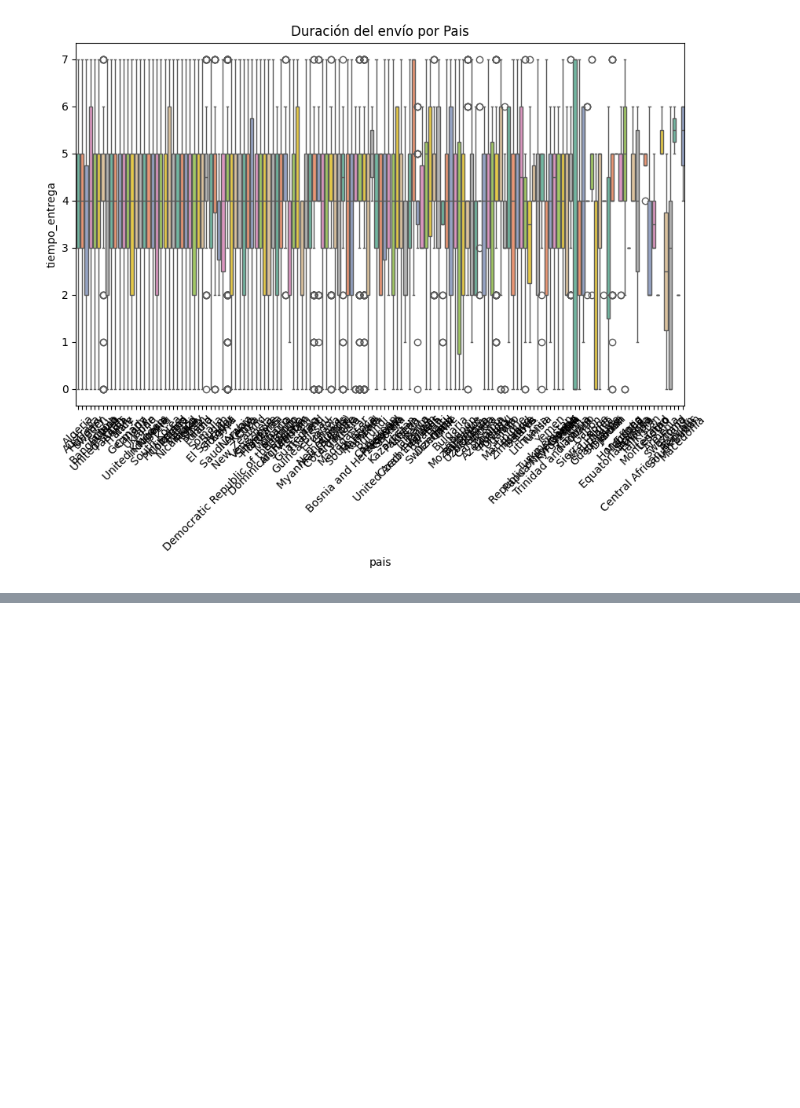
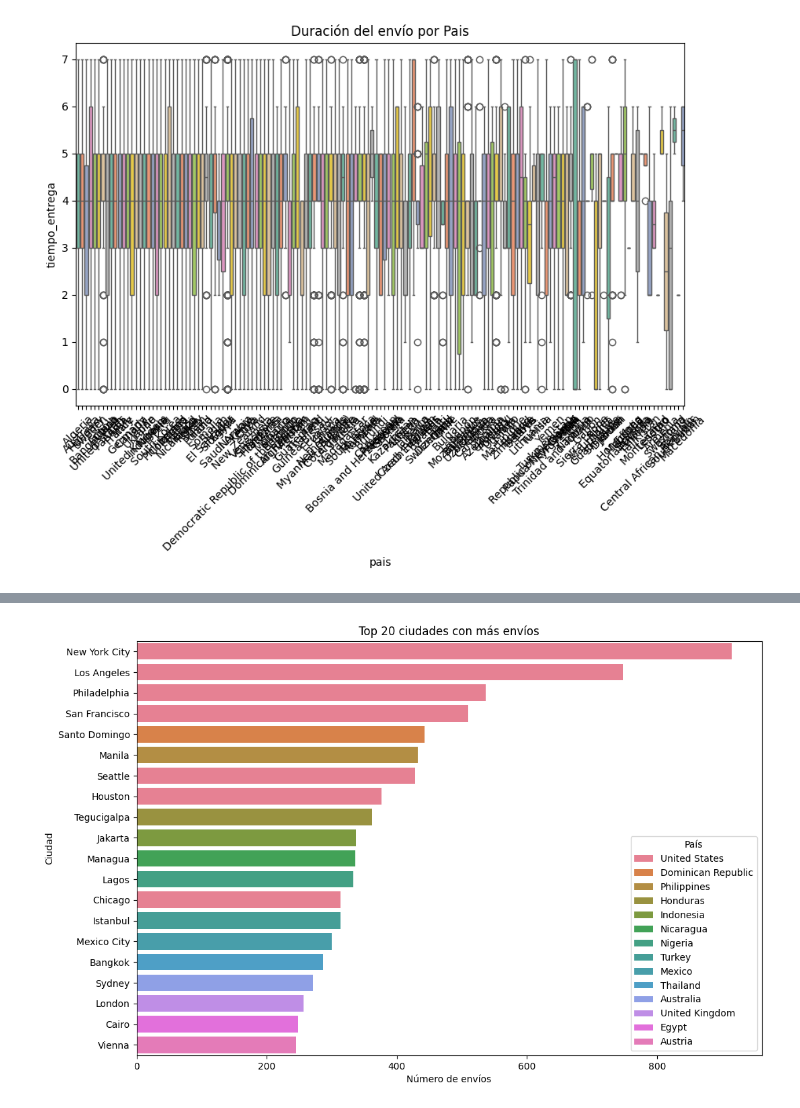
Before and after one commit to ale-caromar/proyecto_consolidacion, a Jupyter notebook: notebooks/analisis_entregas.ipynb, the cells around one changed output, grey strips where cells are left out. Drawn from its saved outputs; the diff is of its cells as text; code cells hidden in the pictures; blank space fills up the shorter version.

```diff
--- a/notebooks/analisis_entregas.ipynb
+++ b/notebooks/analisis_entregas.ipynb
@@ -167,0 +238,9 @@ plt.show()
+# %%
+# Contar número de envíos por ciudad
+top_ciudades = df.groupby(['pais', 'ciudad']).size().reset_index(name='num_envios')
+
+# Ordenar de mayor a menor
+top_ciudades = top_ciudades.sort_values(by='num_envios', ascending=False)
+
+# Mostrar primeras filas
+print(top_ciudades.head(10))
@@ -167,0 +259,23 @@ plt.show()
+# %%
+# Tomar solo las 20 ciudades con más envíos
+top20_ciudades = top_ciudades.head(20)
+# %%
+import seaborn as sns
+import matplotlib.pyplot as plt
+
+plt.figure(figsize=(12,8))
+sns.barplot(
+    data=top20_ciudades,
+    y='ciudad',
+    x='num_envios',
+    hue='pais',
+    dodge=False
+)
+
+plt.title('Top 20 ciudades con más envíos')
+plt.xlabel('Número de envíos')
+plt.ylabel('Ciudad')
+plt.legend(title='País')
+plt.show()
+# %% [output]
+[figure, added]
```
Also changed, not shown: parts of 12 cells of this notebook.
